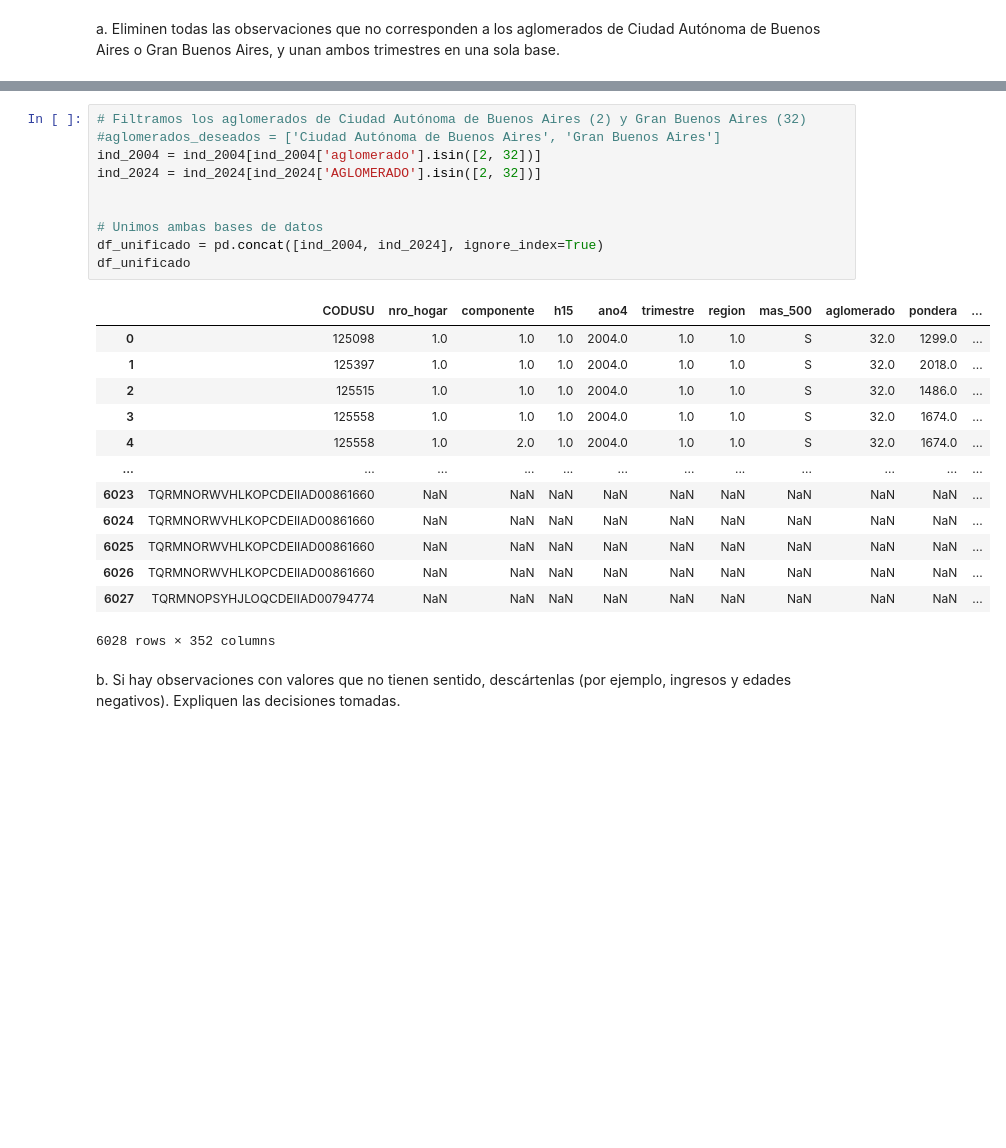
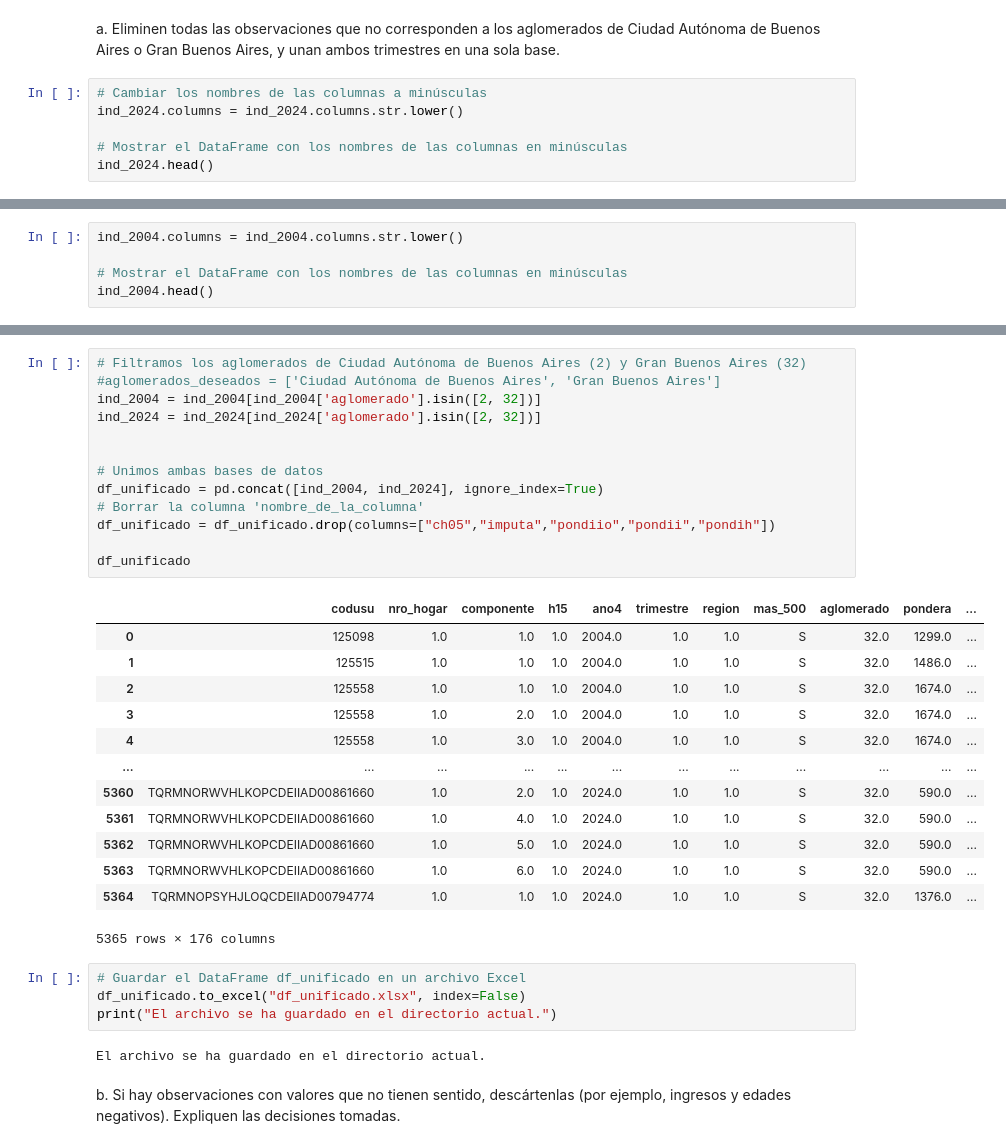
Before and after one commit to roluque/CC408-T2-3, a Jupyter notebook: TP3/TP 3.ipynb, the cells around one changed output, grey strips where cells are left out. Saved outputs shown, nothing was run; the diff lists cells and outputs as text; blank space fills up the shorter version.

Commit message:
Actualización

```diff
--- a/TP3/TP 3.ipynb
+++ b/TP3/TP 3.ipynb
@@ -99,3 +99,9 @@ Length: 177, dtype: int64
 a. Eliminen todas las observaciones que no corresponden a los
 aglomerados de Ciudad Autónoma de Buenos Aires o Gran Buenos
 Aires, y unan ambos trimestres en una sola base.
+# %%
+# Cambiar los nombres de las columnas a minúsculas
+ind_2024.columns = ind_2024.columns.str.lower()
+
+# Mostrar el DataFrame con los nombres de las columnas en minúsculas
+ind_2024.head()
@@ -101,0 +116,5 @@ Aires, y unan ambos trimestres en una sola base.
+# %%
+ind_2004.columns = ind_2004.columns.str.lower()
+
+# Mostrar el DataFrame con los nombres de las columnas en minúsculas
+ind_2004.head()
@@ -102,27 +129,36 @@ Aires, y unan ambos trimestres en una sola base.
 # %%
 # Filtramos los aglomerados de Ciudad Autónoma de Buenos Aires (2) y Gran Buenos Aires (32)
 #aglomerados_deseados = ['Ciudad Autónoma de Buenos Aires', 'Gran Buenos Aires']
 ind_2004 = ind_2004[ind_2004['aglomerado'].isin([2, 32])]
-ind_2024 = ind_2024[ind_2024['AGLOMERADO'].isin([2, 32])]
+ind_2024 = ind_2024[ind_2024['aglomerado'].isin([2, 32])]
 
 
 # Unimos ambas bases de datos
 df_unificado = pd.concat([ind_2004, ind_2024], ignore_index=True)
+# Borrar la columna 'nombre_de_la_columna'
+df_unificado = df_unificado.drop(columns=["ch05","imputa","pondiio","pondii","pondih"])
+
 df_unificado
 # %% [output]
-|  | CODUSU | nro_hogar | componente | h15 | ano4 | trimestre | region | mas_500 | aglomerado | pondera | ... |
+|  | codusu | nro_hogar | componente | h15 | ano4 | trimestre | region | mas_500 | aglomerado | pondera | ... |
 | 0 | 125098 | 1.0 | 1.0 | 1.0 | 2004.0 | 1.0 | 1.0 | S | 32.0 | 1299.0 | ... |
-| 1 | 125397 | 1.0 | 1.0 | 1.0 | 2004.0 | 1.0 | 1.0 | S | 32.0 | 2018.0 | ... |
-| 2 | 125515 | 1.0 | 1.0 | 1.0 | 2004.0 | 1.0 | 1.0 | S | 32.0 | 1486.0 | ... |
-| 3 | 125558 | 1.0 | 1.0 | 1.0 | 2004.0 | 1.0 | 1.0 | S | 32.0 | 1674.0 | ... |
-| 4 | 125558 | 1.0 | 2.0 | 1.0 | 2004.0 | 1.0 | 1.0 | S | 32.0 | 1674.0 | ... |
+| 1 | 125515 | 1.0 | 1.0 | 1.0 | 2004.0 | 1.0 | 1.0 | S | 32.0 | 1486.0 | ... |
+| 2 | 125558 | 1.0 | 1.0 | 1.0 | 2004.0 | 1.0 | 1.0 | S | 32.0 | 1674.0 | ... |
+| 3 | 125558 | 1.0 | 2.0 | 1.0 | 2004.0 | 1.0 | 1.0 | S | 32.0 | 1674.0 | ... |
+| 4 | 125558 | 1.0 | 3.0 | 1.0 | 2004.0 | 1.0 | 1.0 | S | 32.0 | 1674.0 | ... |
 | ... | ... | ... | ... | ... | ... | ... | ... | ... | ... | ... | ... |
-| 6023 | TQRMNORWVHLKOPCDEIIAD00861660 | NaN | NaN | NaN | NaN | NaN | NaN | NaN | NaN | NaN | ... |
-| 6024 | TQRMNORWVHLKOPCDEIIAD00861660 | NaN | NaN | NaN | NaN | NaN | NaN | NaN | NaN | NaN | ... |
-| 6025 | TQRMNORWVHLKOPCDEIIAD00861660 | NaN | NaN | NaN | NaN | NaN | NaN | NaN | NaN | NaN | ... |
-| 6026 | TQRMNORWVHLKOPCDEIIAD00861660 | NaN | NaN | NaN | NaN | NaN | NaN | NaN | NaN | NaN | ... |
-| 6027 | TQRMNOPSYHJLOQCDEIIAD00794774 | NaN | NaN | NaN | NaN | NaN | NaN | NaN | NaN | NaN | ... |
+| 5360 | TQRMNORWVHLKOPCDEIIAD00861660 | 1.0 | 2.0 | 1.0 | 2024.0 | 1.0 | 1.0 | S | 32.0 | 590.0 | ... |
+| 5361 | TQRMNORWVHLKOPCDEIIAD00861660 | 1.0 | 4.0 | 1.0 | 2024.0 | 1.0 | 1.0 | S | 32.0 | 590.0 | ... |
+| 5362 | TQRMNORWVHLKOPCDEIIAD00861660 | 1.0 | 5.0 | 1.0 | 2024.0 | 1.0 | 1.0 | S | 32.0 | 590.0 | ... |
+| 5363 | TQRMNORWVHLKOPCDEIIAD00861660 | 1.0 | 6.0 | 1.0 | 2024.0 | 1.0 | 1.0 | S | 32.0 | 590.0 | ... |
+| 5364 | TQRMNOPSYHJLOQCDEIIAD00794774 | 1.0 | 1.0 | 1.0 | 2024.0 | 1.0 | 1.0 | S | 32.0 | 1376.0 | ... |
-6028 rows × 352 columns
+5365 rows × 176 columns
+# %%
+# Guardar el DataFrame df_unificado en un archivo Excel
+df_unificado.to_excel("df_unificado.xlsx", index=False)
+print("El archivo se ha guardado en el directorio actual.")
+# %% [output]
+El archivo se ha guardado en el directorio actual.
 # %% [markdown]
 b. Si hay observaciones con valores que no tienen sentido,
 descártenlas (por ejemplo, ingresos y edades negativos). Expliquen
```
Also changed, not shown: parts of 8 cells of this notebook.
